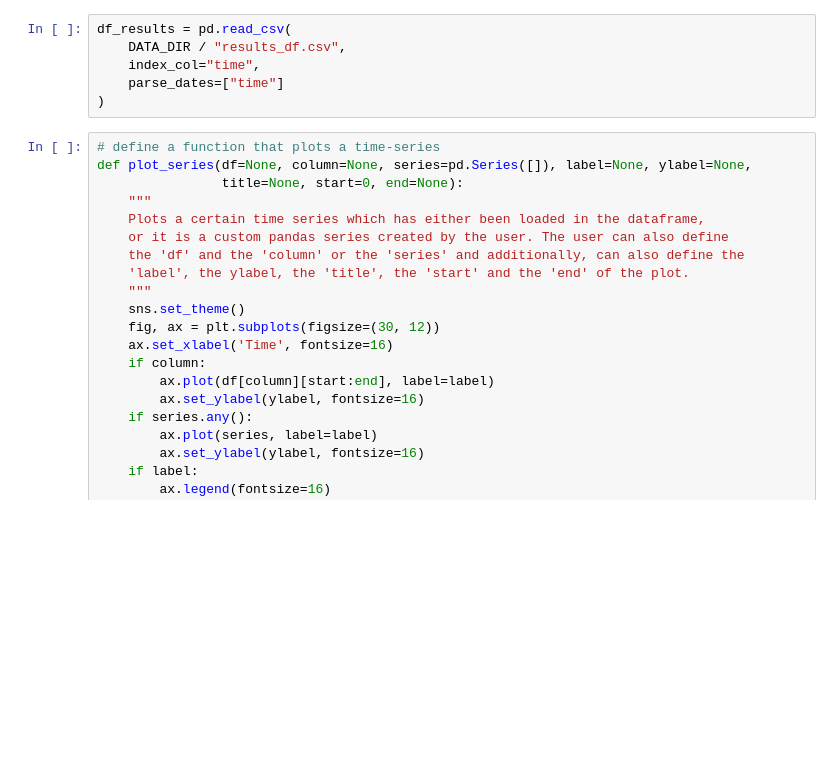
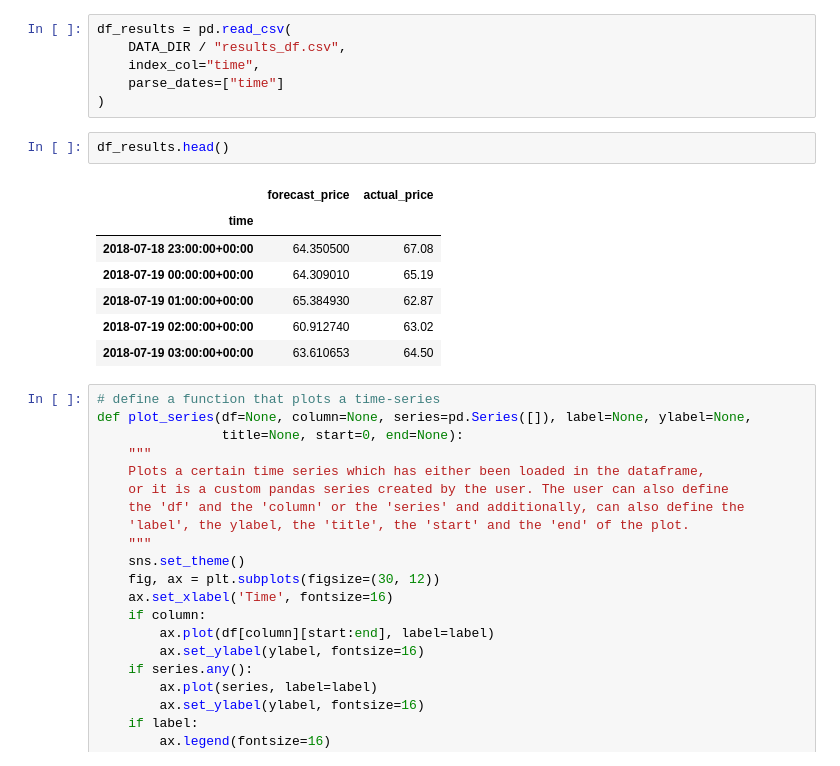
Before and after one commit to tdavies66/Electricity-Price-Forecasting-DNNs-EDA-Kaggle-, a Jupyter notebook: Notebooks/notebook3.ipynb, the cells around one changed output. Cells and saved outputs as stored; diff of their text form; blank space fills up the shorter version.

```diff
--- a/Notebooks/notebook3.ipynb
+++ b/Notebooks/notebook3.ipynb
@@ -37,6 +37,16 @@ df_results = pd.read_csv(
     index_col="time",
     parse_dates=["time"]
 )
+# %%
+df_results.head()
+# %% [output]
+|  | forecast_price | actual_price |
+| time |  |  |
+| 2018-07-18 23:00:00+00:00 | 64.350500 | 67.08 |
+| 2018-07-19 00:00:00+00:00 | 64.309010 | 65.19 |
+| 2018-07-19 01:00:00+00:00 | 65.384930 | 62.87 |
+| 2018-07-19 02:00:00+00:00 | 60.912740 | 63.02 |
+| 2018-07-19 03:00:00+00:00 | 63.610653 | 64.50 |
 # %%
 # define a function that plots a time-series
 def plot_series(df=None, column=None, series=pd.Series([]), label=None, ylabel=None,
```
Also changed, not shown: parts of 12 cells of this notebook, 1 other file.
